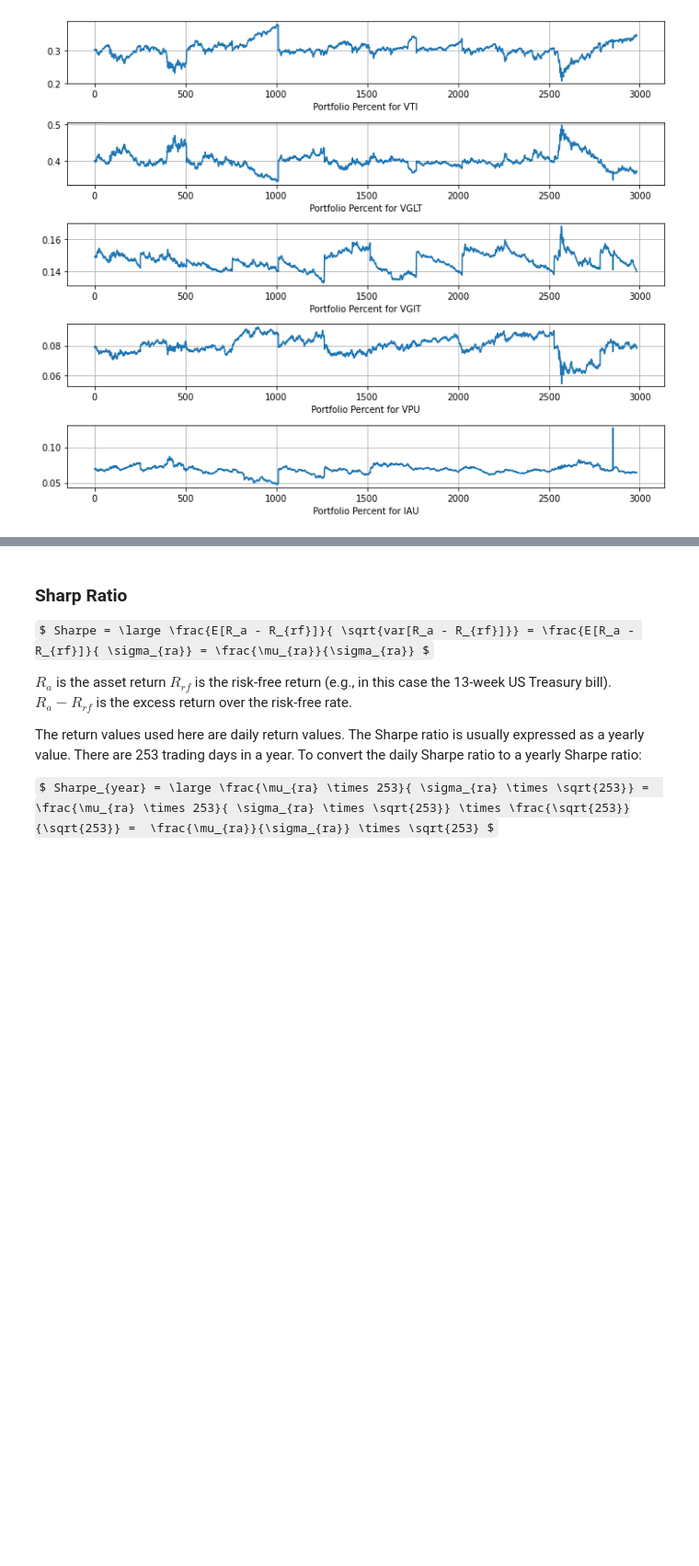
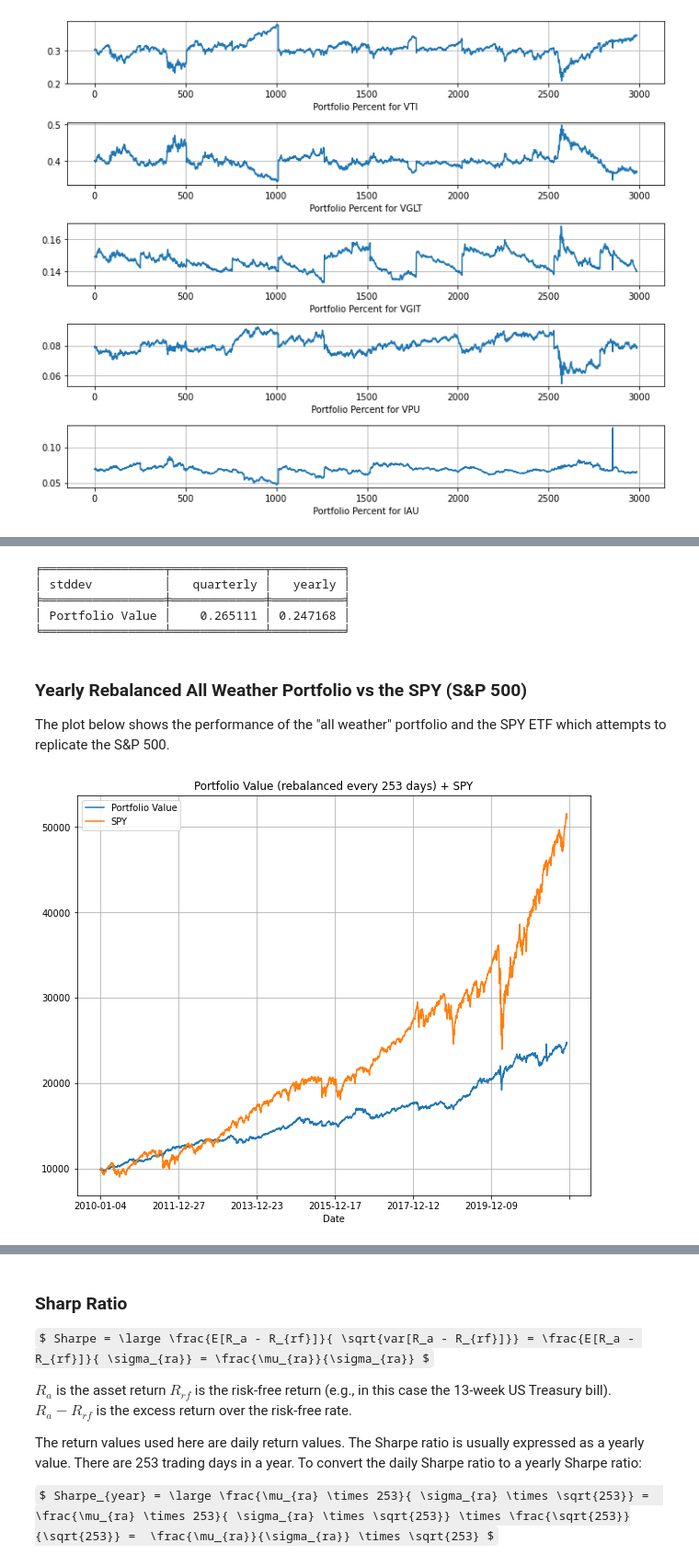
Before and after one commit to IanLKaplan/all_weather_portfolio, a Jupyter notebook: all_weather_portfolio.ipynb, the cells around one changed output, grey strips where cells are left out. Shown at 92% size. Saved outputs shown, nothing was run; the diff lists cells and outputs as text; code cells hidden in the pictures; some formulas as TeX source; blank space fills up the shorter version.

Commit message:
Added code to compare "all weather" portfolio to 40/60 portfolio.

```diff
--- a/all_weather_portfolio.ipynb
+++ b/all_weather_portfolio.ipynb
@@ -1036,6 +1060,7 @@ market_percent_df.plot(title="Percentage of Portfolio invested in the Market", g
 def calc_rebalanced_portfolio(holdings: pd.DataFrame,
                             etf_close: pd.DataFrame,
                             returns: pd.DataFrame,
+                            weights: pd.DataFrame,
                             rebalance_days: int) -> Tuple[pd.DataFrame, pd.DataFrame]:
     portfolio_np = np.zeros(etf_close.shape, dtype=np.float64)
     portfolio_total_np = np.zeros(etf_close.shape[0])
@@ -1053,7 +1078,7 @@ def calc_rebalanced_portfolio(holdings: pd.DataFrame,
             current_holdings.index = [date]
             close_prices_t = etf_close[t:t+1]
             portfolio_np[t, ] = portfolio_rebalance(cash_holdings=current_holdings,
-                                                    weights=weights_df,
+                                                    weights=weights,
                                                     portfolio_range=portfolio_range,
                                                     prices=close_prices_t)
     portfolio_df: pd.DataFrame = pd.DataFrame(portfolio_np, index=etf_close.index, columns=etf_close.columns)
@@ -1061,9 +1086,10 @@ def calc_rebalanced_portfolio(holdings: pd.DataFrame,
     portfolio_total_df.columns = ['Portfolio Value']
     return portfolio_df, portfolio_total_df
 
-portfolio_df, portfolio_total_df = calc_rebalanced_portfolio(holdings=holdings,
+portfolio_quarterly_df, portfolio_total_quarterly_df = calc_rebalanced_portfolio(holdings=holdings,
                                                              etf_close=etf_close,
                                                              returns=returns,
+                                                             weights=weights_df,
                                                              rebalance_days=days_in_quarter)
 # %% [output]
 [figure]
@@ -1124,12 +1155,13 @@ Rebalancing the portfolio very year
 The plot below shows the "all weather" portfolio, rebalanced every year (253 trading days).
 </p>
 # %%
-portfolio_df, portfolio_total_df = calc_rebalanced_portfolio(holdings=holdings,
+portfolio_yearly_df, portfolio_total_yearly_df = calc_rebalanced_portfolio(holdings=holdings,
                                                              etf_close=etf_close,
                                                              returns=returns,
+                                                             weights=weights_df,
                                                              rebalance_days=trading_days)
 
-portfolio_total_df.plot(title="Portfolio Value (rebalanced every 253 days)", grid=True, figsize=(10,8))
+portfolio_total_yearly_df.plot(title="Portfolio Value (rebalanced every 253 days)", grid=True, figsize=(10,8))
 # %% [output]
 <AxesSubplot:title={'center':'Portfolio Value (rebalanced every 253 days)'}, xlabel='Date'>
 [figure]
@@ -1202,0 +1209,66 @@ plt.show()
+# %%
+print(tabulate(sd_df, headers=['stddev', 'quarterly', 'yearly'], tablefmt='fancy_grid'))
+# %% [output]
+╒═════════════════╤═════════════╤══════════╕
+│ stddev          │   quarterly │   yearly │
+╞═════════════════╪═════════════╪══════════╡
+│ Portfolio Value │    0.265111 │ 0.247168 │
+╘═════════════════╧═════════════╧══════════╛
+# %% [markdown]
+<h3>
+Yearly Rebalanced All Weather Portfolio vs the SPY (S&P 500)
+</h3>
+
+<p>
+ The plot below shows the performance of the "all weather" portfolio and the SPY ETF
+ which attempts to replicate the S&P 500.
+</p>
+# %%
+market = 'SPY'
+spy_close_file = 'spy_adj_close'
+spy_adj_close = get_market_data(file_name=spy_close_file,
+                                data_col='Adj Close',
+                                symbols=[market],
+                                data_source=data_source,
+                                start_date=start_date,
+                                end_date=end_date)
+
+spy_close_start_file = 'spy_close_start'
+spy_close_start = get_market_data(file_name=spy_close_start_file,
+                                data_col='Adj Close',
+                                symbols=[market],
+                                data_source=data_source,
+                                start_date=start_date,
+                                end_date=start_date+timedelta(days=10))
+
+spy_initial_price = spy_close_start[market][0]
+
+market_return = return_df(spy_adj_close)
+market_portfolio_np: np.array = np.zeros(spy_adj_close.shape[0])
+
+market_portfolio_np[0] = (initial_investment // spy_initial_price) * spy_initial_price
+for i in range(1, market_portfolio_np.shape[0]):
+    market_portfolio_np[i] = market_portfolio_np[i-1] + (market_portfolio_np[i-1] * market_return[market][i-1])
+market_portfolio_df: pd.DataFrame = pd.DataFrame(market_portfolio_np, index=spy_adj_close.index, columns=[market])
+
+portfolios_df: pd.DataFrame = pd.concat([portfolio_total_yearly_df, market_portfolio_df], axis=1)
+
+portfolios_df.plot(title="Portfolio Value (rebalanced every 253 days) + SPY", grid=True, figsize=(10,8))
+
+forty_sixty_weights_df = pd.DataFrame([0.40, 0.30, 0.30]).transpose()
+forty_sixty_weights_df.columns = ['VTI', 'VGLT', 'VGIT']
+forty_sixty_holdings, forty_sixty_shares = calc_portfolio_holdings(initial_investment=initial_investment,
+                                           weights=forty_sixty_weights_df,
+                                           prices=prices)
+
+portfolio_forty_sixty_df, portfolio_total_forty_sixty_df = calc_rebalanced_portfolio(holdings=forty_sixty_holdings,
+                                                             etf_close=etf_close[forty_sixty_weights_df.columns],
+                                                             returns=returns[forty_sixty_weights_df.columns],
+                                                             weights=forty_sixty_weights_df,
+                                                             rebalance_days=trading_days)
+
+portfolio_total_forty_sixty_df.columns = ['40/60 Portfolio']
+portfolio_total_yearly_df.columns = ['All Weather']
+portfolios_df: pd.DataFrame = pd.concat([portfolio_total_forty_sixty_df, portfolio_total_yearly_df], axis=1)
+# %% [output]
+[figure, added]
```
Also changed, not shown: parts of 25 cells of this notebook, 1 other file.
